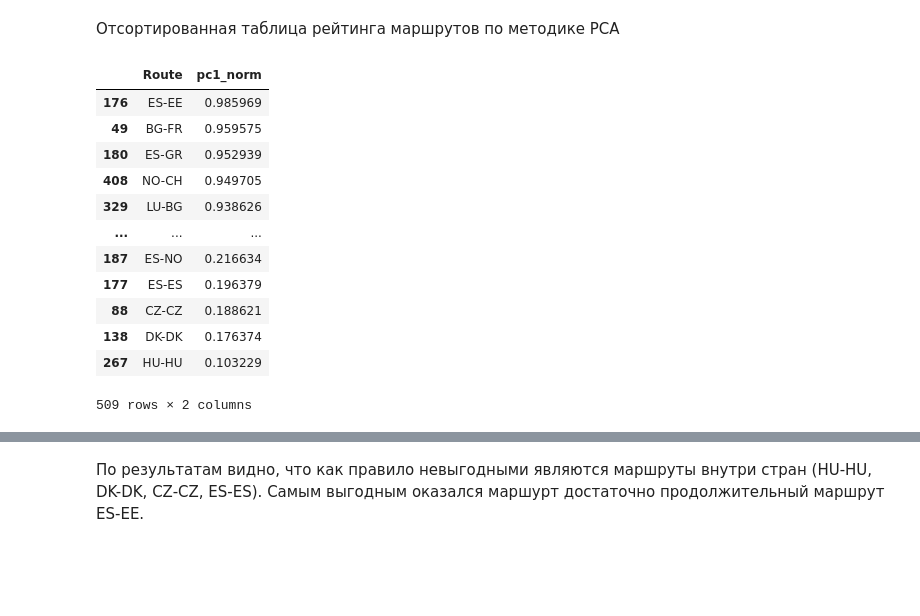
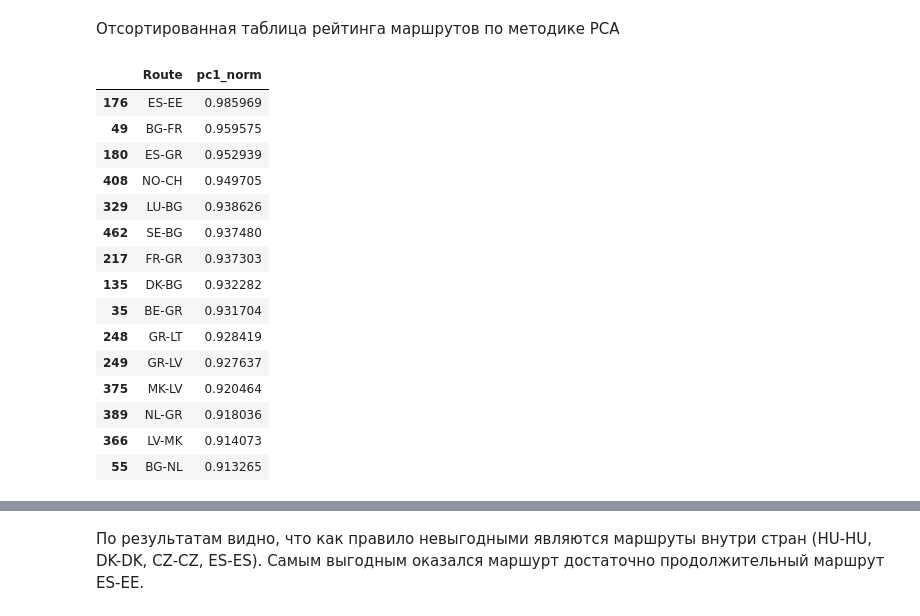
Before and after one commit to jugo839/routes, a Jupyter notebook: dp1.ipynb, the cells around one changed output, grey strips where cells are left out. Drawn from its saved outputs; the diff is of its cells as text; code cells hidden in the pictures; blank space fills up the shorter version.

```diff
--- a/dp1.ipynb
+++ b/dp1.ipynb
@@ -1211,19 +1211,22 @@ res_routes.head()
 Отсортированная таблица рейтинга маршрутов по методике PCA
 # %%
 res_routes = res_routes.sort_values(by='pc1_norm', ascending=False)
-res_routes
+res_routes.head(15)
 # %% [output]
 |  | Route | pc1_norm |
 | 176 | ES-EE | 0.985969 |
 | 49 | BG-FR | 0.959575 |
 | 180 | ES-GR | 0.952939 |
 | 408 | NO-CH | 0.949705 |
 | 329 | LU-BG | 0.938626 |
-| ... | ... | ... |
-| 187 | ES-NO | 0.216634 |
-| 177 | ES-ES | 0.196379 |
-| 88 | CZ-CZ | 0.188621 |
-| 138 | DK-DK | 0.176374 |
-| 267 | HU-HU | 0.103229 |
+| 462 | SE-BG | 0.937480 |
+| 217 | FR-GR | 0.937303 |
+| 135 | DK-BG | 0.932282 |
+| 35 | BE-GR | 0.931704 |
+| 248 | GR-LT | 0.928419 |
+| 249 | GR-LV | 0.927637 |
+| 375 | MK-LV | 0.920464 |
+| 389 | NL-GR | 0.918036 |
+| 366 | LV-MK | 0.914073 |
+| 55 | BG-NL | 0.913265 |
-509 rows × 2 columns
 # %%
```
Also changed, not shown: parts of 9 cells of this notebook.
